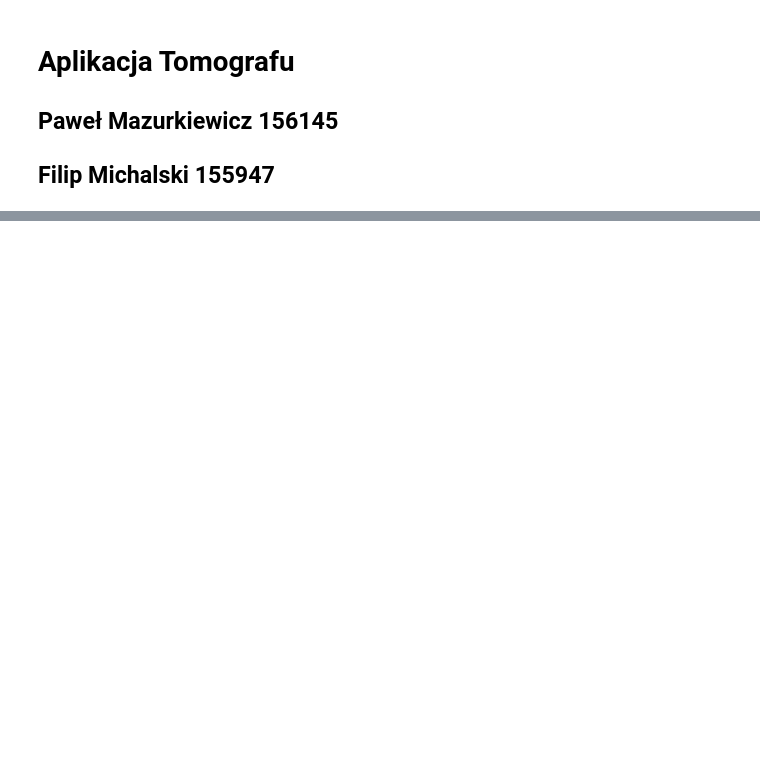
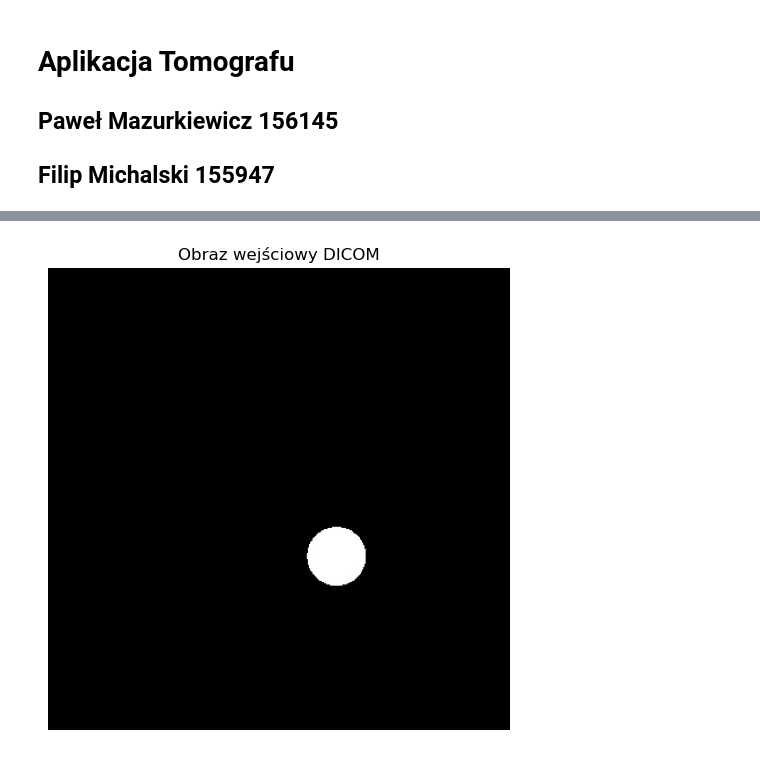
Before and after one commit to fmichalski03/Tomograf, a Jupyter notebook: tomograf.ipynb, the cells around one changed output, grey strips where cells are left out. Cells and saved outputs as stored; diff of their text form; code cells hidden in the pictures; blank space fills up the shorter version.

```diff
--- a/tomograf.ipynb
+++ b/tomograf.ipynb
@@ -44,0 +51,91 @@ Przetwarzam plik: ./images/Kwadraty2.dcm
+# %%
+folder_path = "./images"
+dicom_files = glob.glob(os.path.join(folder_path, "*.dcm"))
+
+# Parametry symulacji:
+# ∆α (w stopniach), liczba kątów, liczba detektorów oraz długość układu detektorów (w pikselach)
+delta_alpha = 1         # krok obrotu w stopniach (możesz zmieniać)
+num_angles = int(360 / delta_alpha)
+num_detectors = 100     # liczba detektorów
+detector_length = 200   # rozpiętość układu detektorów (w pikselach)
+
+for file_path in dicom_files:
+    print(f"Przetwarzam plik: {file_path}")
+
+    # Wczytanie i normalizacja obrazu DICOM
+    ds = pydicom.dcmread(file_path)
+    pixel_array = ds.pixel_array
+    normalized = ((pixel_array - np.min(pixel_array)) / (np.max(pixel_array) - np.min(pixel_array)) *255).astype(np.uint8)
+
+    # Wyświetlenie obrazu wejściowego
+    plt.figure(figsize=(6,6))
+    plt.imshow(normalized, cmap='gray')
+    plt.title("Obraz wejściowy DICOM")
+    plt.axis("off")
+    plt.show()
+
+    height, width = normalized.shape
+    center_x, center_y = width / 2, height / 2
+
+    # Ustalamy promień okręgu symulacyjnego tak, aby obejmował cały obraz (tu: przekątna/2 plus margines)
+    R = math.hypot(width, height) / 2
+
+    # Inicjujemy macierz sinogramu: każdy wiersz odpowiada jednemu kątowi,
+    # a każda kolumna – pozycji jednego detektora
+    sinogram = np.zeros((num_angles, num_detectors))
+
+    # Rekonstrukcja przez odwrotną projekcję - obraz wyjściowy
+    reconstruction = np.zeros_like(normalized, dtype=np.float64)
+
+    # Przetwarzamy każdy kąt
+    for angle_idx, alpha in enumerate(np.linspace(0, 360, 360)):
+        theta = math.radians(alpha)
+        print(alpha)
+        # Pozycja emitera - na okręgu wokół obrazu
+        x_e = center_x + R * math.cos(theta)
+        y_e = center_y + R * math.sin(theta)
+        print(x_e, y_e)
+
+        # Pozycja centralna detektorów (przeciwna strona)
+        x_center_detector = center_x - R * math.cos(theta)
+        y_center_detector = center_y - R * math.sin(theta)
+
+        # Kierunek układu detektorów: prostopadły do promienia (wektor jednostkowy)
+        det_dir_x = -math.sin(theta)
+        det_dir_y = math.cos(theta)
+
+        # Przechodzimy po każdym detektorze
+        for det_idx in range(num_detectors):
+            # Obliczamy przesunięcie wzdłuż linii detektorów
+            # Pozycja od -l/2 do +l/2
+            s = -detector_length/2 + det_idx * (detector_length/(num_detectors-1))
+            # Pozycja danego detektora
+            x_d = x_center_detector + s * det_dir_x
+            y_d = y_center_detector + s * det_dir_y
+
+            # Symulujemy promień dla danej pary emiter-detektor
+            ray_value = simulate_ray(normalized, x_e, y_e, x_d, y_d)
+            sinogram[angle_idx, det_idx] = ray_value
+
+            # Odwrotna projekcja (prostą metodą dodajemy wartość promienia do pikseli, które promień przecina)
+            for x, y in bresenham(int(round(x_e)), int(round(y_e)), int(round(x_d)), int(round(y_d))):
+                if 0 <= x < width and 0 <= y < height:
+                    reconstruction[y, x] += ray_value
+
+    # Normalizacja sinogramu do zakresu 0-255 dla wizualizacji
+    sinogram_norm = ((sinogram - sinogram.min()) / (sinogram.max() - sinogram.min()) * 255).astype(np.uint8)
+    plt.figure(figsize=(8,6))
+    plt.imshow(sinogram_norm, cmap='gray', aspect='auto')
+    plt.title("Sinogram")
+    plt.xlabel("Detektor")
+    plt.ylabel("Kąt (indeks)")
+    plt.show()
+
+    # Normalizacja rekonstrukcji
+    reconstruction_norm = ((reconstruction - reconstruction.min()) / (reconstruction.max() - reconstruction.min()) * 255).astype(np.uint8)
+    plt.figure(figsize=(6,6))
+    plt.imshow(reconstruction_norm, cmap='gray')
+    plt.title("Obraz wyjściowy (odwrotna projekcja)")
+    plt.axis("off")
+    plt.show()
+# %% [output]
@@ -44,0 +143 @@ Przetwarzam plik: ./images/Kwadraty2.dcm
+[figure, added]
```
Also changed, not shown: parts of 5 cells of this notebook.
